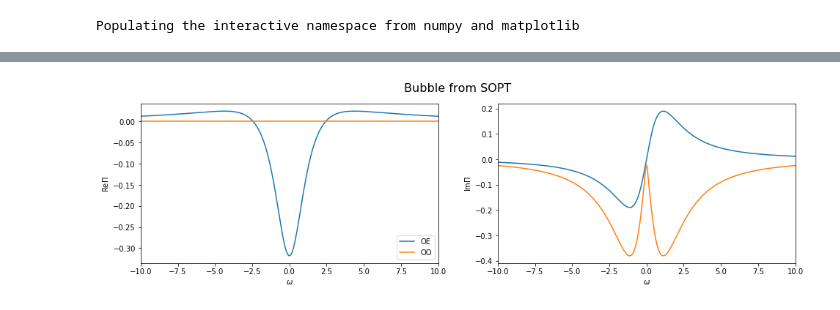
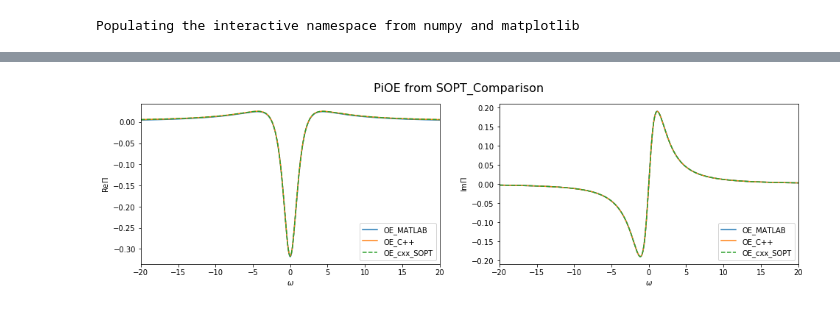
Before and after one commit to NepomukRitz/KeldyshQFT, a Jupyter notebook: Keldysh_mfRG/Benchmark - Test Data/direct eval - SOPT via FFT/plot_SOPT.ipynb, the cells around one changed output, grey strips where cells are left out. Saved outputs shown, nothing was run; the diff lists cells and outputs as text; code cells hidden in the pictures.

```diff
--- a/Keldysh_mfRG/Benchmark - Test Data/direct eval - SOPT via FFT/plot_SOPT.ipynb
+++ b/Keldysh_mfRG/Benchmark - Test Data/direct eval - SOPT via FFT/plot_SOPT.ipynb
@@ -33,15 +32,42 @@ list(file) # look at data
 v = np.array(file['v']); # load data
 PiOE = np.array(file['RePi_a_odd_even']) + 1j*np.array(file['ImPi_a_odd_even'])
 PiOO = np.array(file['RePi_a_odd_odd']) + 1j*np.array(file['ImPi_a_odd_odd'])
+# %%
+data1 = np.loadtxt('../../cmake-build-debug/Output/Pia_odd_even.dat')
+data2 = np.loadtxt('../../cmake-build-debug/Output/Pia_odd_odd_c.dat')
+data10 = np.loadtxt('../../cmake-build-debug/Output/PiaOE.dat')
+data11 = np.loadtxt('../../cmake-build-debug/Output/PiaOO.dat')
+# %%
+w = data1[:,0]
+
+w_test = data10[:,0]
+Re_Pia_OE = data1[:,1]
+Im_Pia_OE = data1[:,2]
+
+Re_Pia_OO = data2[:,1]
+Im_Pia_OO = data2[:,2]
+
+RePiOE_SOPT = data10[:,1]
+ImPiOE_SOPT = data10[:,2]
+
+RePiOO_SOPT = data11[:,1]
+ImPiOO_SOPT = data11[:,2]
 # %%
 fig, ax = plt.subplots(nrows=1, ncols=2, figsize=(16,4))
-fig.suptitle("Bubble from SOPT", fontsize=16)
+fig.suptitle("PiOE from SOPT_Comparison", fontsize=16)
 for i in range(2):
-    ax[i].set_xlim(-10,10);
+    ax[i].set_xlim(np.array((-1,1))*20);
     ax[i].set_xlabel('$\omega$');
+
 ax[0].set_ylabel('Re$\Pi$'); ax[1].set_ylabel('Im$\Pi$');
-ax[0].plot(v,real(PiOE),label='OE'); ax[1].plot(v,imag(PiOE),label='OE');
-ax[0].plot(v,real(PiOO),label='OO'); ax[1].plot(v,imag(PiOO),label='OO');
+ax[0].plot(v,real(PiOE),label='OE_MATLAB');
+ax[0].plot(w,Re_Pia_OE, label='OE_C++');
+ax[0].plot(w,RePiOE_SOPT, '--', label='OE_cxx_SOPT');
 ax[0].legend(loc='lower right');
+
+ax[1].plot(v,imag(PiOE),label='OE_MATLAB');
+ax[1].plot(w,Im_Pia_OE, label='OE_C++');
+ax[1].plot(w,ImPiOE_SOPT, '--', label='OE_cxx_SOPT');
+ax[1].legend(loc='lower right');
 # %% [output]
-[figure, old version]
+[figure, new version]
```
Also changed, not shown: parts of 11 cells of this notebook, 20 other files.
